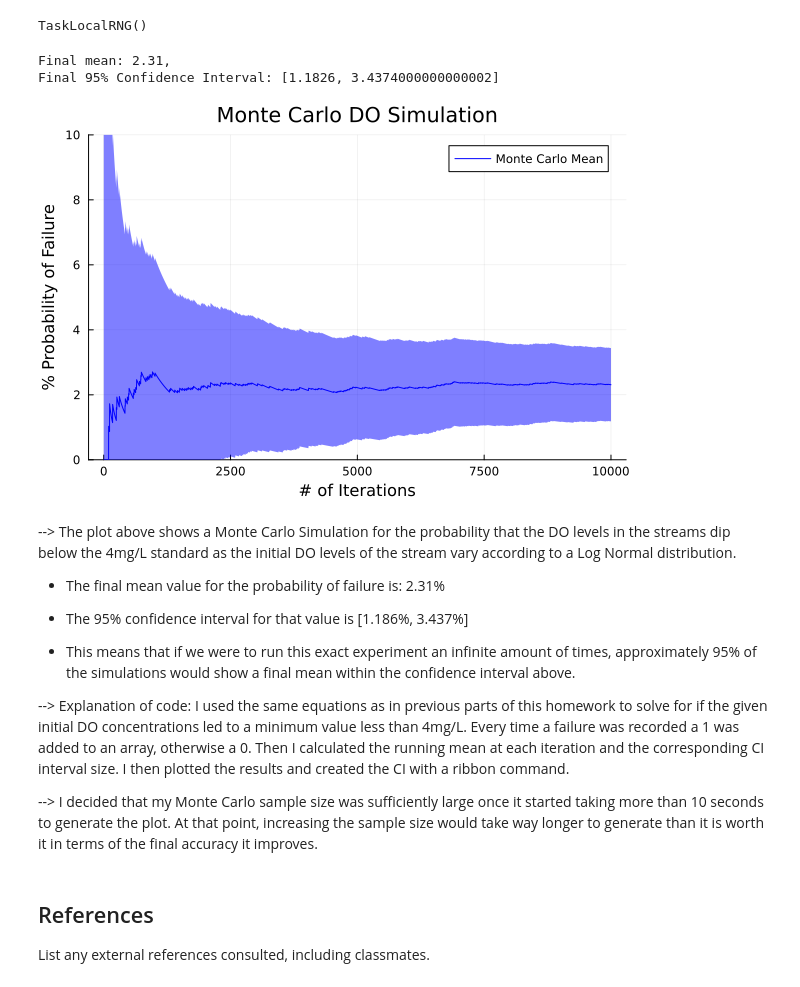
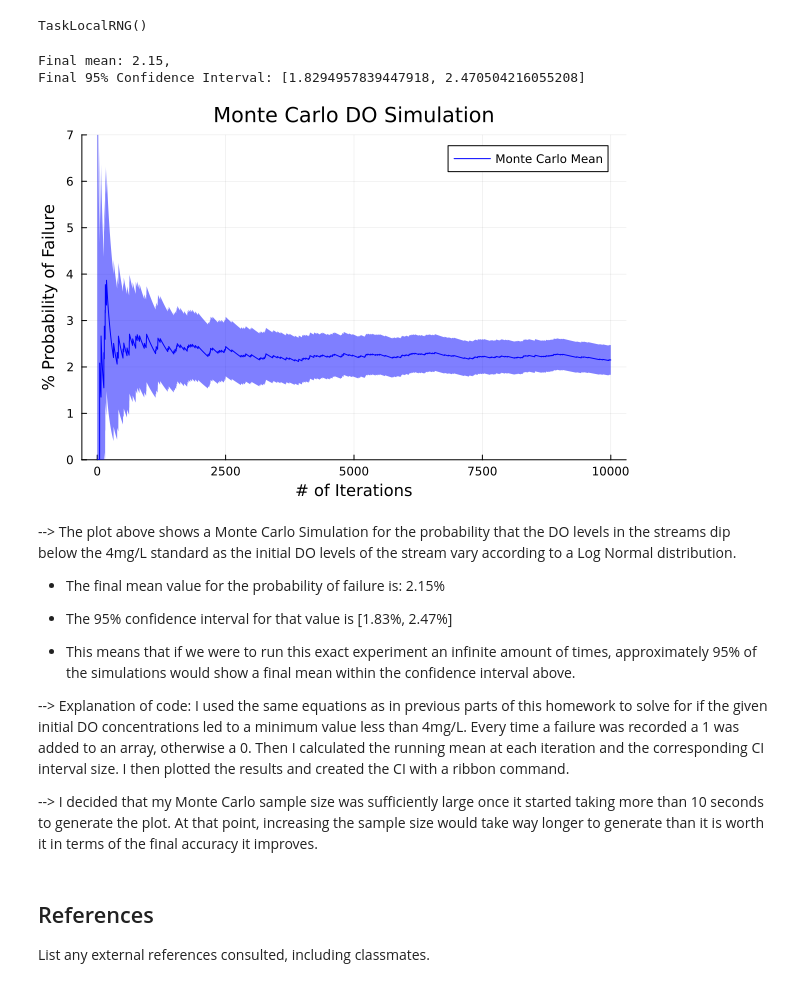
Before and after one commit to BEE4750-FA25/hw3-wrn25-hw3, a Jupyter notebook: hw03.ipynb, the cells around one changed output. Drawn from its saved outputs; the diff is of its cells as text; code cells hidden in the pictures.

```diff
--- a/hw03.ipynb
+++ b/hw03.ipynb
@@ -400,44 +400,46 @@ for i in 1:10000
     else
         each_prob[i] = 0
     end
 
 end
 
 counter = 0
 mean = 0
 for f in 1:10000
     counter = counter + each_prob[f]
     mean = counter / f
     total_prob[f] = mean*100
 end
 
+final_mean_unscaled = mean
 final_mean = mean*100
 
 Standard_error = 1.1274
+scaling = sqrt(final_mean_unscaled*(1-final_mean_unscaled))
 n = zeros(Float64, 10000)
 for g in 1:10000
-    n[g] = 100*1.1274 / sqrt(g)
+    n[g] = 1.96*scaling*100*1.1274 / sqrt(g)
 end
 p5 = plot(1:10000,total_prob, xlabel = "# of Iterations", ylabel = "% Probability of Failure",
 label = "Monte Carlo Mean", color =:blue, title = "Monte Carlo DO Simulation",
 ribbon = n)
-ylims!((0, 10))
+ylims!((0, 7))
 
 CI_low = final_mean - n[10000]
 CI_high = final_mean + n[10000]
 
 println("Final mean: $final_mean, \nFinal 95% Confidence Interval: [$CI_low, $CI_high]")
 display(p5)
 # %% [output]
-Final mean: 2.31,
-Final 95% Confidence Interval: [1.1826, 3.4374000000000002]
+Final mean: 2.15,
+Final 95% Confidence Interval: [1.8294957839447918, 2.470504216055208]
-[figure, old version]
+[figure, new version]
 # %% [markdown]
 --> The plot above shows a Monte Carlo Simulation for the probability that the DO levels in the streams dip below the 4mg/L standard as the initial DO levels of the stream vary according to a Log Normal distribution.
 
-- The final mean value for the probability of failure is: 2.31%
+- The final mean value for the probability of failure is: 2.15%
 
-- The 95% confidence interval for that value is [1.186%, 3.437%]
+- The 95% confidence interval for that value is [1.83%, 2.47%]
 
 - This means that if we were to run this exact experiment an infinite amount of times, approximately 95% of the simulations would show a final mean within the confidence interval above.
 
```
Also changed, not shown: parts of 1 cell of this notebook.
